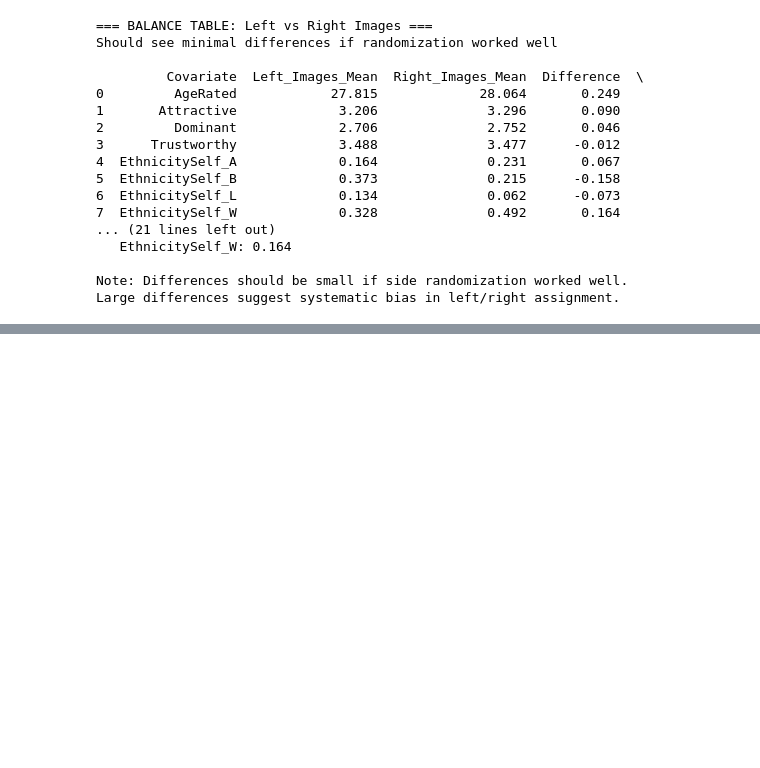
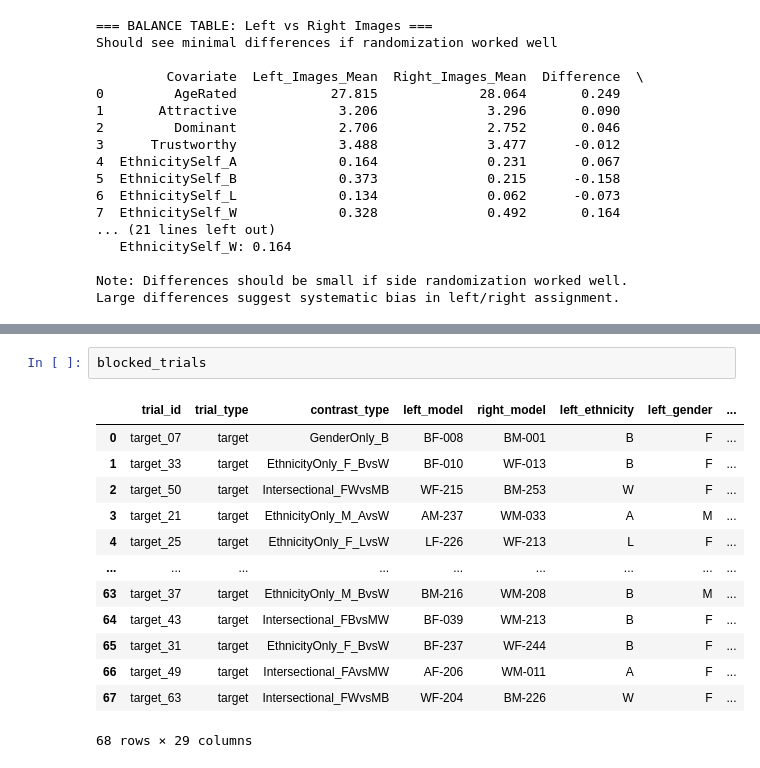
Before and after one commit to theinvisiblelab/pictopercept, a Jupyter notebook: code/01_cfd_sampling.ipynb, the cells around one changed output, grey strips where cells are left out. Drawn from its saved outputs; the diff is of its cells as text; blank space fills up the shorter version.

```diff
--- a/code/01_cfd_sampling.ipynb
+++ b/code/01_cfd_sampling.ipynb
@@ -690,0 +952,16 @@ Ready for Qualtrics implementation ✅
+# %%
+blocked_trials
+# %% [output]
+|  | trial_id | trial_type | contrast_type | left_model | right_model | left_ethnicity | left_gender | ... |
+| 0 | target_07 | target | GenderOnly_B | BF-008 | BM-001 | B | F | ... |
+| 1 | target_33 | target | EthnicityOnly_F_BvsW | BF-010 | WF-013 | B | F | ... |
+| 2 | target_50 | target | Intersectional_FWvsMB | WF-215 | BM-253 | W | F | ... |
+| 3 | target_21 | target | EthnicityOnly_M_AvsW | AM-237 | WM-033 | A | M | ... |
+| 4 | target_25 | target | EthnicityOnly_F_LvsW | LF-226 | WF-213 | L | F | ... |
+| ... | ... | ... | ... | ... | ... | ... | ... | ... |
+| 63 | target_37 | target | EthnicityOnly_M_BvsW | BM-216 | WM-208 | B | M | ... |
+| 64 | target_43 | target | Intersectional_FBvsMW | BF-039 | WM-213 | B | F | ... |
+| 65 | target_31 | target | EthnicityOnly_F_BvsW | BF-237 | WF-244 | B | F | ... |
+| 66 | target_49 | target | Intersectional_FAvsMW | AF-206 | WM-011 | A | F | ... |
+| 67 | target_63 | target | Intersectional_FWvsMB | WF-204 | BM-226 | W | F | ... |
+68 rows × 29 columns
```
Also changed, not shown: parts of 11 cells of this notebook, 1 other file.
